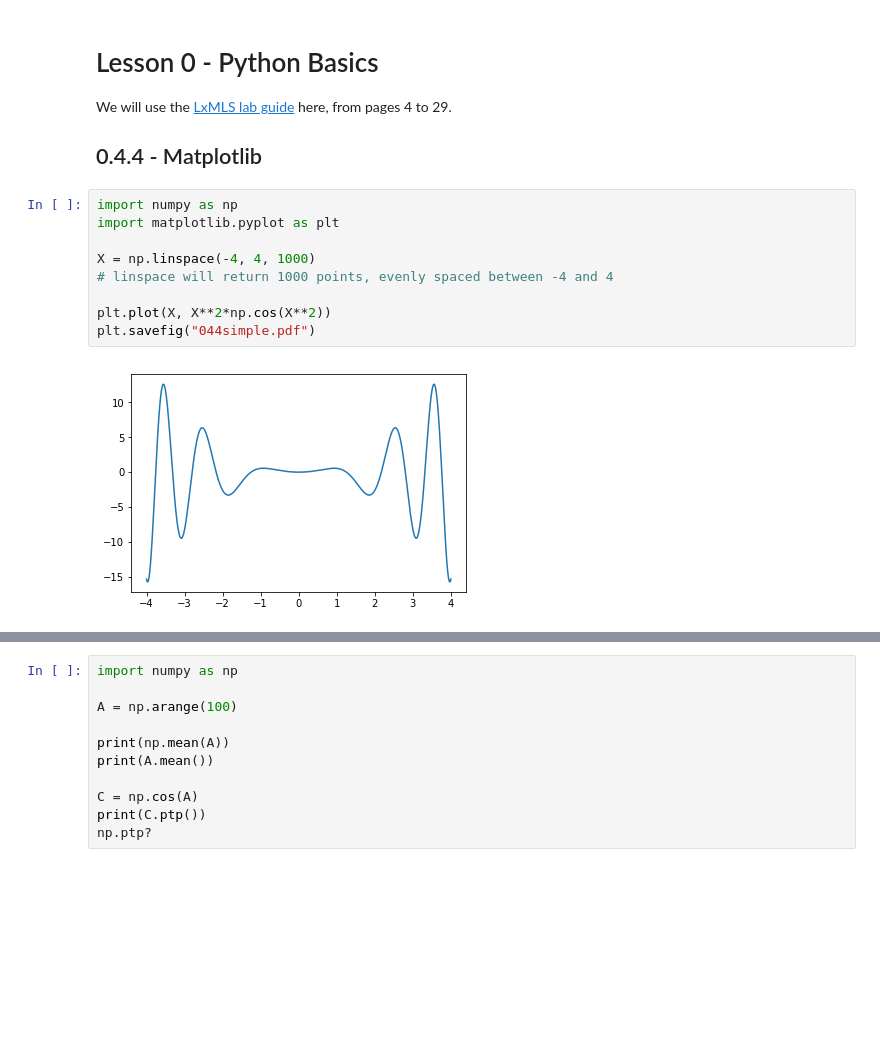
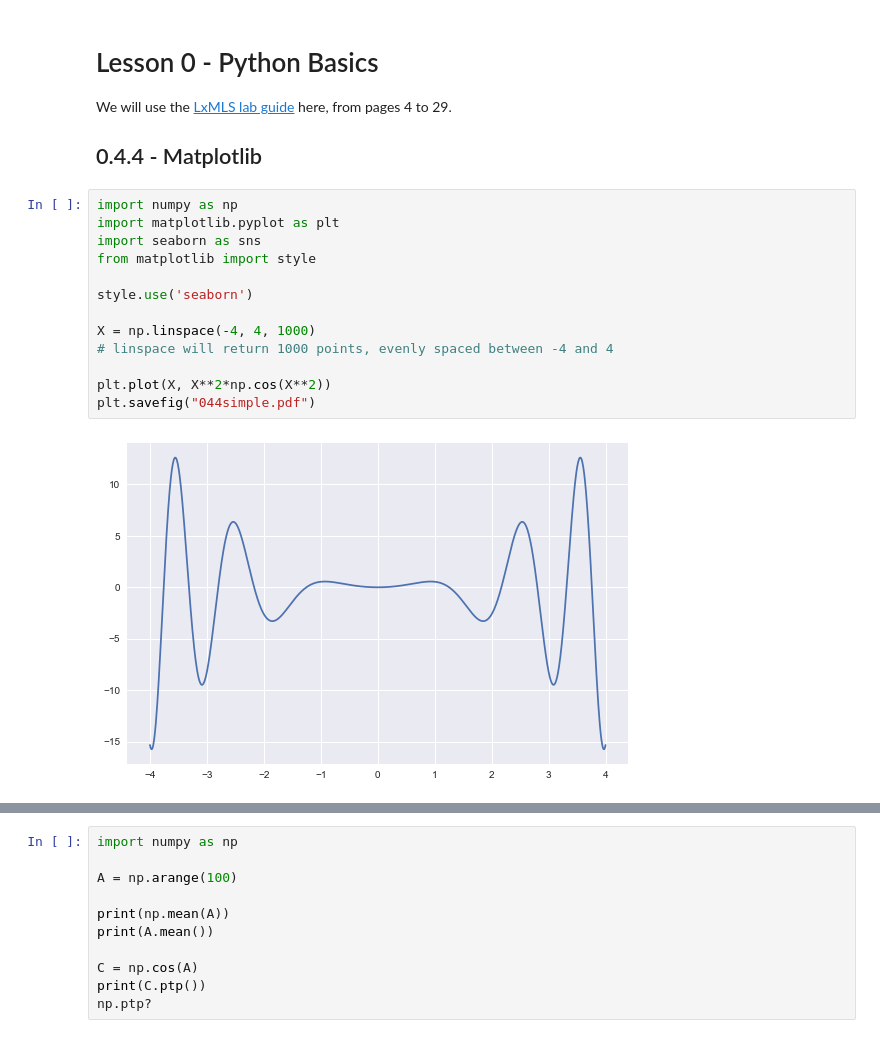
Before and after one commit to gomesfernanda/lxmls_lab, a Jupyter notebook: Lesson 0 - Python basics.ipynb, the cells around one changed output, grey strips where cells are left out. Cells and saved outputs as stored; diff of their text form; blank space fills up the shorter version.

```diff
--- a/Lesson 0 - Python basics.ipynb
+++ b/Lesson 0 - Python basics.ipynb
@@ -7,14 +7,18 @@ We will use the [LxMLS lab guide](http://lxmls.it.pt/2018/LxMLS_guide_2018.pdf)
 # %%
 import numpy as np
 import matplotlib.pyplot as plt
+import seaborn as sns
+from matplotlib import style
+
+style.use('seaborn')
 
 X = np.linspace(-4, 4, 1000)
 # linspace will return 1000 points, evenly spaced between -4 and 4
 
 plt.plot(X, X**2*np.cos(X**2))
 plt.savefig("044simple.pdf")
 # %% [output]
-[figure, old version]
+[figure, new version]
 # %%
 import matplotlib.pyplot as plt
 import numpy as np
```
Also changed, not shown: parts of 15 cells of this notebook, 2 other files.
